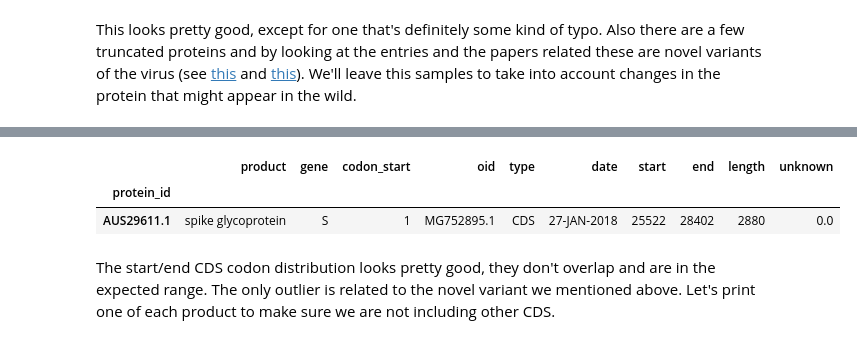
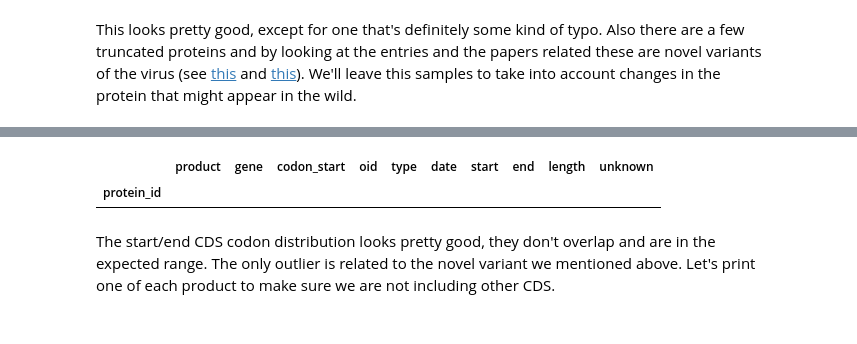
Before and after one commit to pellegre/coronaversing, a Jupyter notebook: proteindb.ipynb, the cells around one changed output, grey strips where cells are left out. Saved outputs shown, nothing was run; the diff lists cells and outputs as text; code cells hidden in the pictures.

```diff
--- a/proteindb.ipynb
+++ b/proteindb.ipynb
@@ -486,7 +487,7 @@ display(HTML(outliers_s_cds.drop(hidden_cds_columns, axis=1).to_html()))
 # %% [markdown]
 This looks pretty good, except for one that's definitely some kind of typo. Also there are a few truncated proteins and by looking at the entries and the papers related these are novel variants of the virus (see [this](https://www.ncbi.nlm.nih.gov/pubmed/27486688) and [this](https://journals.plos.org/plosone/article?id=10.1371/journal.pone.0205209)). We'll leave this samples to take into account changes in the protein that might appear in the wild.
 # %%
-outliers_s_cds = corona_cds_orfs["S"][(corona_cds_orfs["S"]["length"] <= 2000)]
+outliers_s_cds = corona_cds_orfs["S"][(corona_cds_orfs["S"]["length"] <= min_s_size)]
 corona_cds_orfs["S"] = corona_cds_orfs["S"][(~corona_cds_orfs["S"].index.isin(outliers_s_cds.index))]
 
 fig, axs = plt.subplots(ncols=2, figsize=(16, 6));
@@ -497,13 +498,13 @@ sns.distplot(corona_cds_orfs["S"]["end"], kde=False, ax=axs[1]);
 # %%
 max_s_size = 25000
 
 outliers_s_cds = corona_cds_orfs["S"][(corona_cds_orfs["S"]["start"] >= max_s_size)]
 
-display(HTML(outliers_s_cds.drop(hidden_cds_columns, axis=1).to_html()))
+if(len(corona_cds_orfs) > 0):
+    display(HTML(outliers_s_cds.drop(hidden_cds_columns, axis=1).to_html()))
 # %% [output]
 |  | product | gene | codon_start | oid | type | date | start | end | length | unknown |
 | protein_id |  |  |  |  |  |  |  |  |  |  |
-| AUS29611.1 | spike glycoprotein | S | 1 | MG752895.1 | CDS | 27-JAN-2018 | 25522 | 28402 | 2880 | 0.0 |
 # %% [markdown]
 The start/end CDS codon distribution looks pretty good, they don't overlap and are in the expected range. The only outlier is related to the novel variant we mentioned above. Let's print one of each product to make sure we are not including other CDS.
 # %%
```
Also changed, not shown: parts of 16 cells of this notebook, 1 other file.
